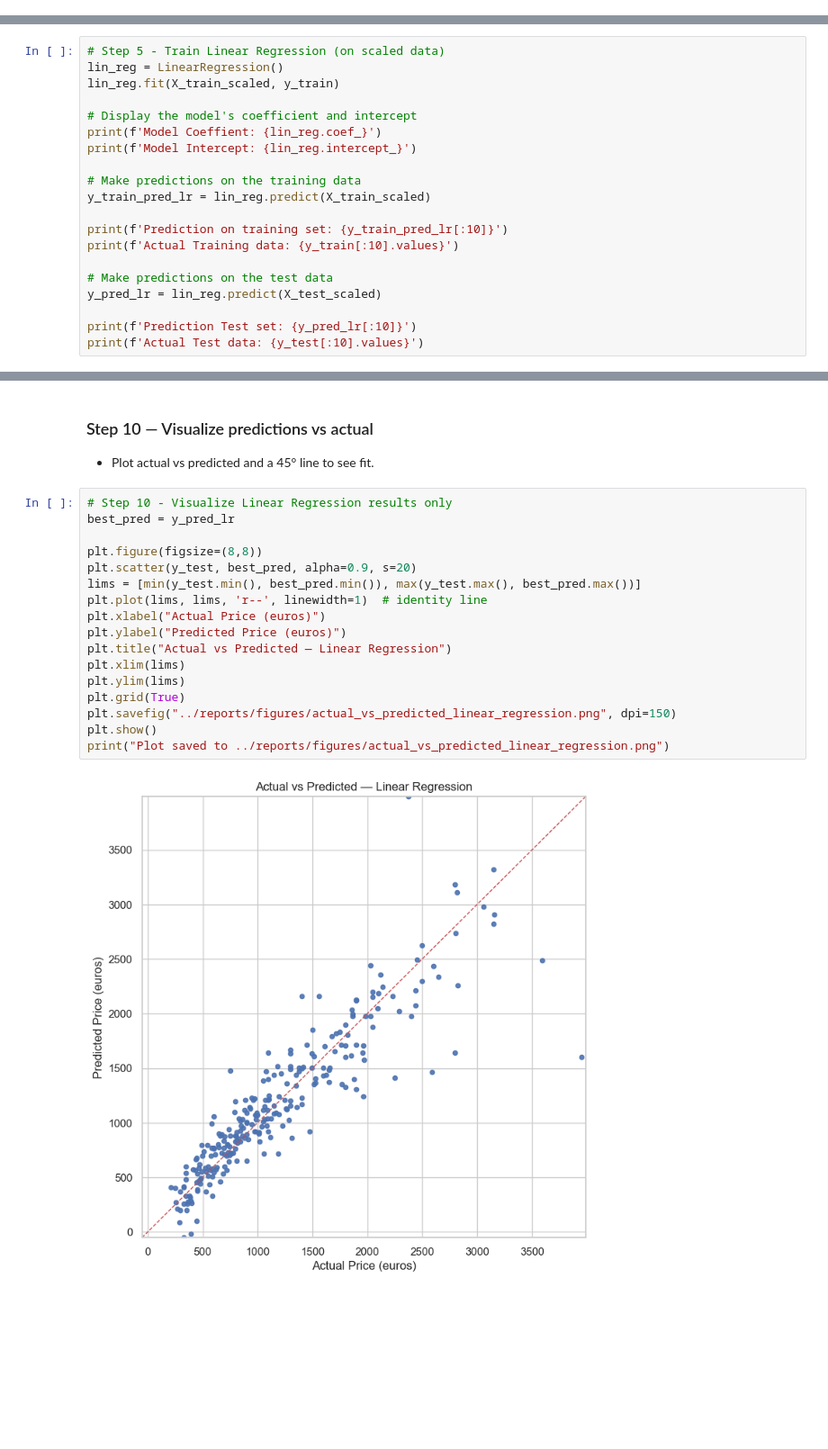
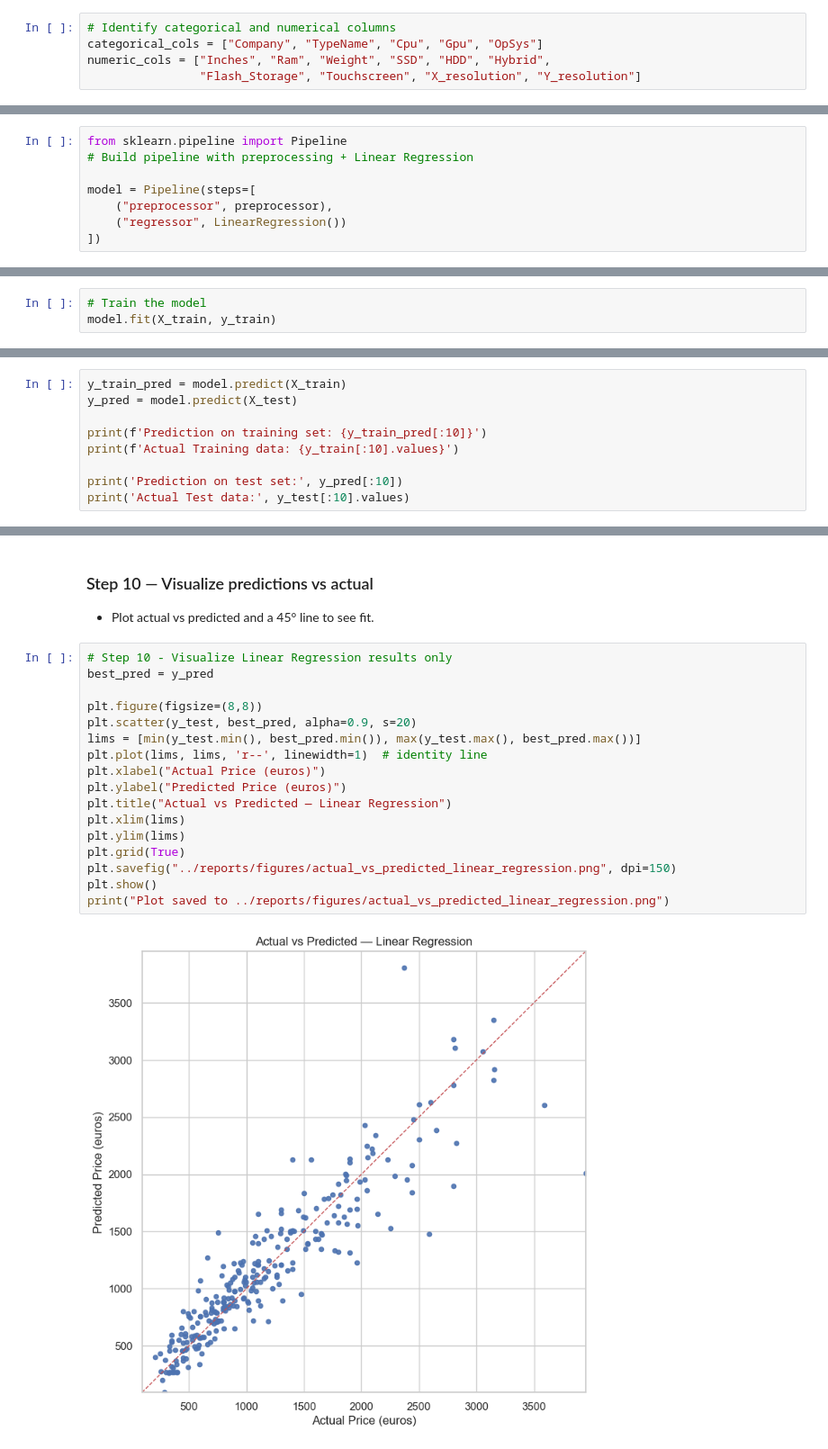
Before and after one commit to DCmax1111/Laptop_Price_Prediction, a Jupyter notebook: notebooks/03_model_training.ipynb, the cells around one changed output, grey strips where cells are left out. Shown at 90% size. Cells and saved outputs as stored; diff of their text form; blank space fills up the shorter version.

Commit message:
retrained the model to for accurate prediction

```diff
--- a/notebooks/03_model_training.ipynb
+++ b/notebooks/03_model_training.ipynb
@@ -84,0 +91,5 @@ y shape: (1303,)
+# %%
+# Identify categorical and numerical columns
+categorical_cols = ["Company", "TypeName", "Cpu", "Gpu", "OpSys"]
+numeric_cols = ["Inches", "Ram", "Weight", "SSD", "HDD", "Hybrid",
+                "Flash_Storage", "Touchscreen", "X_resolution", "Y_resolution"]
@@ -85,3 +113,11 @@ y shape: (1303,)
+# %%
+from sklearn.pipeline import Pipeline
+# Build pipeline with preprocessing + Linear Regression
+
+model = Pipeline(steps=[
+    ("preprocessor", preprocessor),
+    ("regressor", LinearRegression())
+])
 # %% [markdown]
 ### Step 3 — Train / test split
 - Reserve 20% for test.
@@ -157,0 +133,3 @@ X_test_encoded shape: (261, 218)
+# %%
+# Train the model
+model.fit(X_train, y_train)
@@ -158,21 +152,10 @@ X_test_encoded shape: (261, 218)
 # %%
-# Step 5 - Train Linear Regression (on scaled data)
-lin_reg = LinearRegression()
-lin_reg.fit(X_train_scaled, y_train)
+y_train_pred = model.predict(X_train)
+y_pred = model.predict(X_test)
 
-# Display the model's coefficient and intercept
-print(f'Model Coeffient: {lin_reg.coef_}')
-print(f'Model Intercept: {lin_reg.intercept_}')
-
-# Make predictions on the training data
-y_train_pred_lr = lin_reg.predict(X_train_scaled)
-
-print(f'Prediction on training set: {y_train_pred_lr[:10]}')
+print(f'Prediction on training set: {y_train_pred[:10]}')
 print(f'Actual Training data: {y_train[:10].values}')
 
-# Make predictions on the test data
-y_pred_lr = lin_reg.predict(X_test_scaled)
-
-print(f'Prediction Test set: {y_pred_lr[:10]}')
-print(f'Actual Test data: {y_test[:10].values}')
+print('Prediction on test set:', y_pred[:10])
+print('Actual Test data:', y_test[:10].values)
 # %% [output]
@@ -294,21 +192,21 @@ Saved metrics to ../reports/model_results_summary.csv
 - Plot actual vs predicted and a 45° line to see fit.
 # %%
 # Step 10 - Visualize Linear Regression results only
-best_pred = y_pred_lr
+best_pred = y_pred
 
 plt.figure(figsize=(8,8))
 plt.scatter(y_test, best_pred, alpha=0.9, s=20)
 lims = [min(y_test.min(), best_pred.min()), max(y_test.max(), best_pred.max())]
 plt.plot(lims, lims, 'r--', linewidth=1)  # identity line
 plt.xlabel("Actual Price (euros)")
 plt.ylabel("Predicted Price (euros)")
 plt.title("Actual vs Predicted — Linear Regression")
 plt.xlim(lims)
 plt.ylim(lims)
 plt.grid(True)
 plt.savefig("../reports/figures/actual_vs_predicted_linear_regression.png", dpi=150)
 plt.show()
 print("Plot saved to ../reports/figures/actual_vs_predicted_linear_regression.png")
 # %% [output]
-[figure, old version]
+[figure, new version]
 Plot saved to ../reports/figures/actual_vs_predicted_linear_regression.png
```
Also changed, not shown: parts of 35 cells of this notebook, 16 other files.
